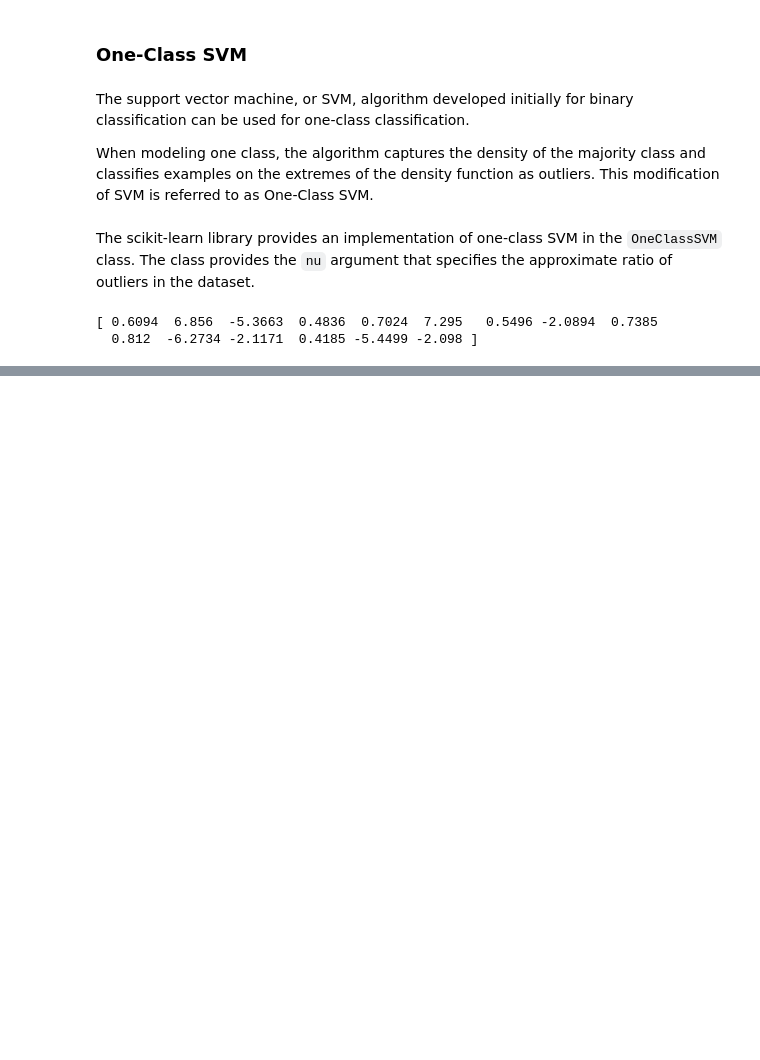
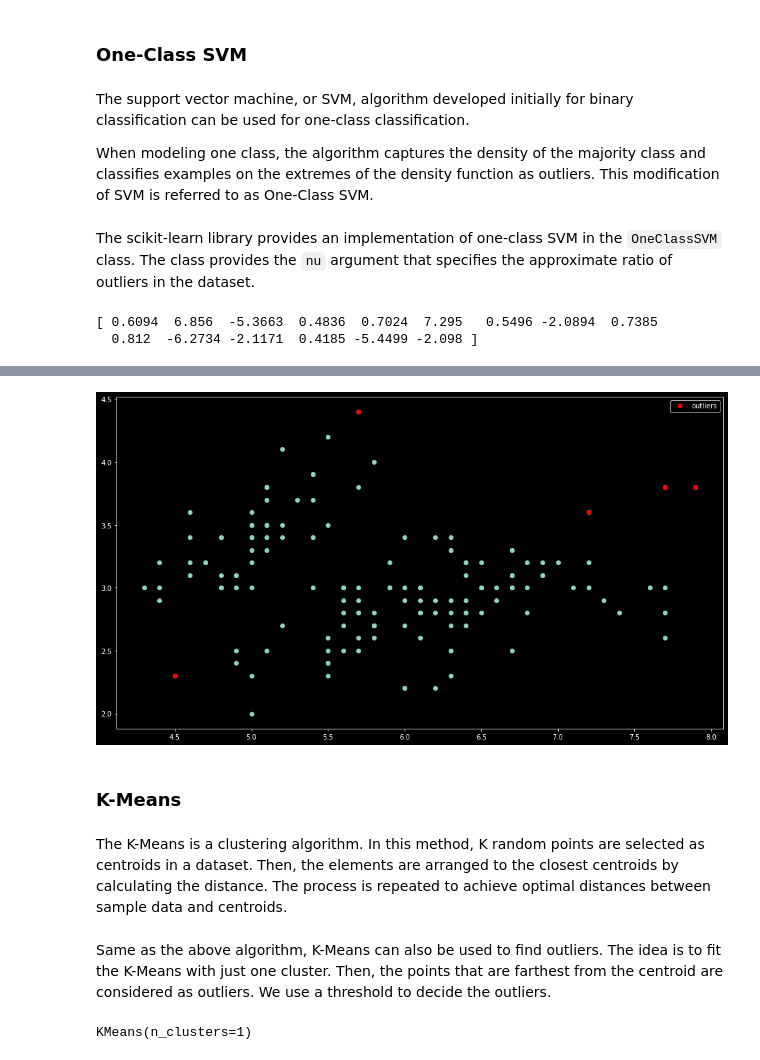
Before and after one commit to Hari31416/Placement, a Jupyter notebook: Notes/Misc/Anamoly_Detection.ipynb, the cells around one changed output, grey strips where cells are left out. Drawn from its saved outputs; the diff is of its cells as text; code cells hidden in the pictures; blank space fills up the shorter version.

```diff
--- a/Notes/Misc/Anamoly_Detection.ipynb
+++ b/Notes/Misc/Anamoly_Detection.ipynb
@@ -337,0 +406,5 @@ print(outlier)
+# %%
+thres = 0.35
+mask = distance.mean(axis=1) > thres
+outlier = df[mask]
+outlier
@@ -337,0 +418,19 @@ print(outlier)
+# %%
+plt.plot(df["SepalLength"], df["SepalWidth"], 'o')
+plt.plot(outlier["SepalLength"], outlier["SepalWidth"], 'ro', label="outliers")
+plt.legend()
+plt.show()
+# %% [output]
+[figure, added]
+# %% [markdown]
+### K-Means
+# %% [markdown]
+The K-Means is a clustering algorithm. In this method, K random points are selected as centroids in a dataset. Then, the elements are arranged to the closest centroids by calculating the distance. The process is repeated to achieve optimal distances between sample data and centroids.
+# %% [markdown]
+Same as the above algorithm, K-Means can also be used to find outliers. The idea is to fit the K-Means with just one cluster. Then, the points that are farthest from the centroid are considered as outliers. We use a threshold to decide the outliers.
+# %%
+from sklearn.cluster import KMeans
+kmeans = KMeans(n_clusters=1)
+kmeans.fit(X)
+# %% [output]
+KMeans(n_clusters=1)
```
Also changed, not shown: parts of 25 cells of this notebook, 2 other files.
